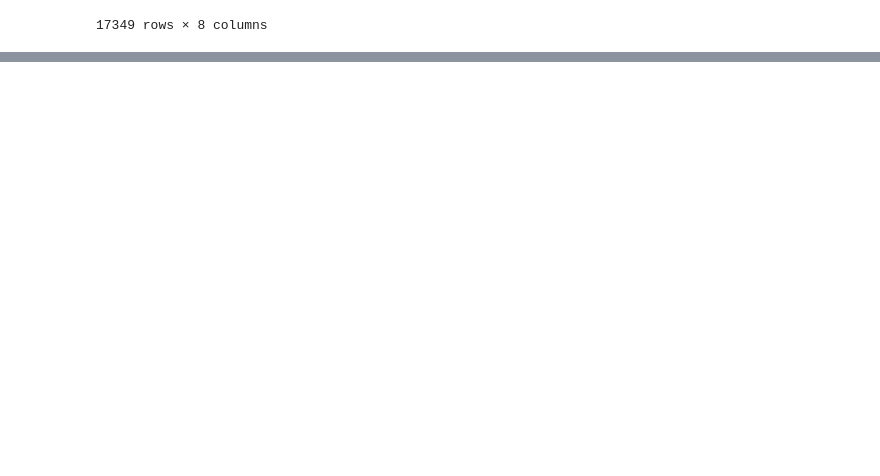
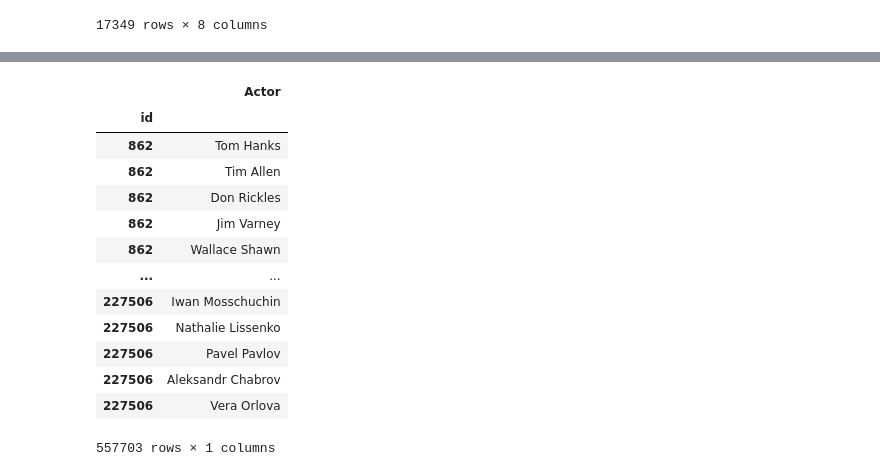
Before and after one commit to AlexB-623/Pandas_Bootcamp, a Jupyter notebook: Project_01_ProjectBrief_blank.ipynb, the cells around one changed output, grey strips where cells are left out. Saved outputs shown, nothing was run; the diff lists cells and outputs as text; code cells hidden in the pictures; blank space fills up the shorter version.

```diff
--- a/Project_01_ProjectBrief_blank.ipynb
+++ b/Project_01_ProjectBrief_blank.ipynb
@@ -463,0 +556,18 @@ directors
+# %%
+act.columns = ['Actor']
+act
+# %% [output]
+|  | Actor |
+| id |  |
+| 862 | Tom Hanks |
+| 862 | Tim Allen |
+| 862 | Don Rickles |
+| 862 | Jim Varney |
+| 862 | Wallace Shawn |
+| ... | ... |
+| 227506 | Iwan Mosschuchin |
+| 227506 | Nathalie Lissenko |
+| 227506 | Pavel Pavlov |
+| 227506 | Aleksandr Chabrov |
+| 227506 | Vera Orlova |
+557703 rows × 1 columns
```
Also changed, not shown: parts of 15 cells of this notebook, 6 other files.
